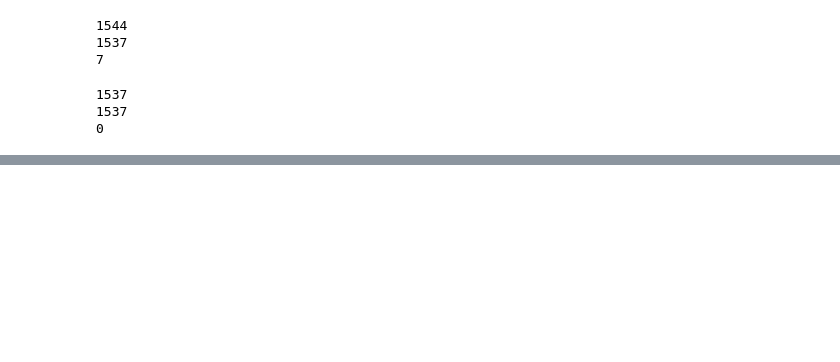
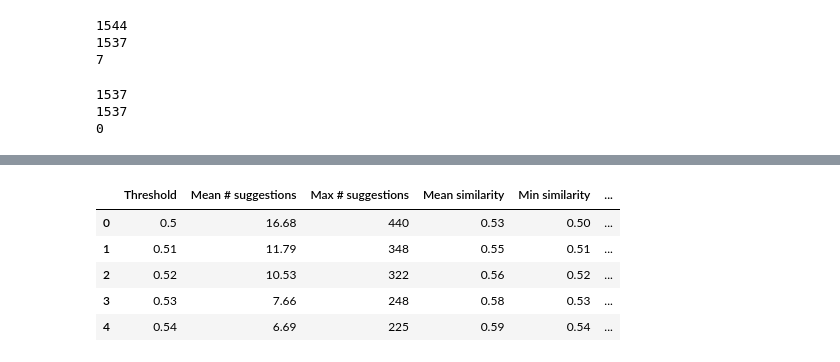
Before and after one commit to jraiskin/Automated_categorization_medication, a Jupyter notebook: suggest_from_unlabeled_data.ipynb, the cells around one changed output, grey strips where cells are left out. Drawn from its saved outputs; the diff is of its cells as text; code cells hidden in the pictures; blank space fills up the shorter version.

```diff
--- a/suggest_from_unlabeled_data.ipynb
+++ b/suggest_from_unlabeled_data.ipynb
@@ -482,0 +491,14 @@ print(results_list[-2:])  # last 2
+# %%
+label_suggestion_summary = []
+for threshold in np.linspace(0.5,1.0, 51):
+# for threshold in np.linspace(0.5,1.0, 3):
+    _, _, number_of_distinct_labels, \
+        labels_sim_tup = \
+        get_filtered_suggestion_results(threshold,
+                                        sim_dict_filtered)
+    label_suggestion_summary.append(
+        record_threshold_data(
+            threshold,
+            number_of_distinct_labels,
+            labels_sim_tup)
+        )
@@ -482,0 +516,10 @@ print(results_list[-2:])  # last 2
+# %%
+# label_suggestion_summary.head(3)
+label_suggestion_summary_formatted
+# %% [output]
+|  | Threshold | Mean # suggestions | Max # suggestions | Mean similarity | Min similarity | ... |
+| 0 | 0.5 | 16.68 | 440 | 0.53 | 0.50 | ... |
+| 1 | 0.51 | 11.79 | 348 | 0.55 | 0.51 | ... |
+| 2 | 0.52 | 10.53 | 322 | 0.56 | 0.52 | ... |
+| 3 | 0.53 | 7.66 | 248 | 0.58 | 0.53 | ... |
+| 4 | 0.54 | 6.69 | 225 | 0.59 | 0.54 | ... |
```
Also changed, not shown: parts of 24 cells of this notebook, 1 other file.
